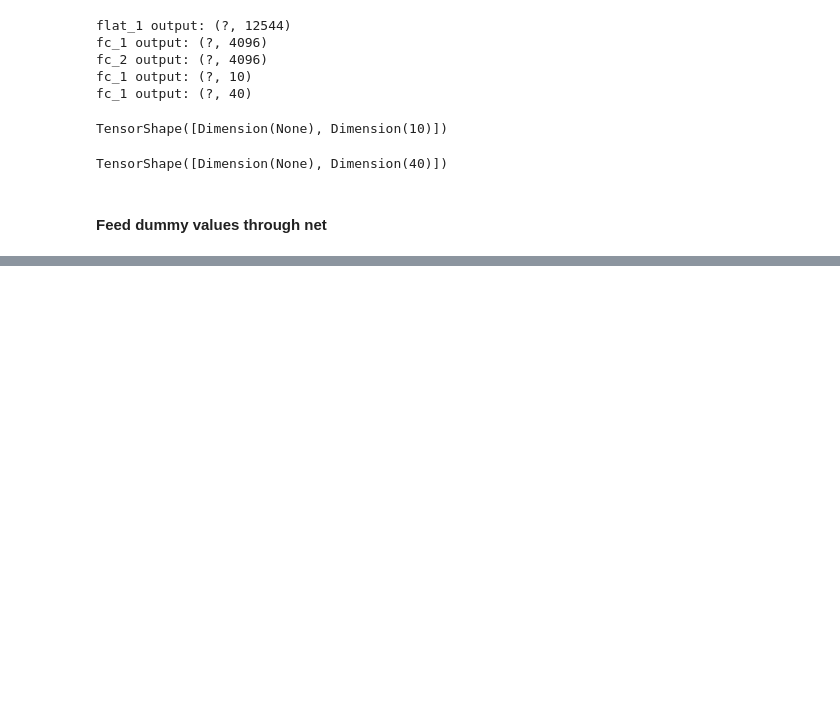
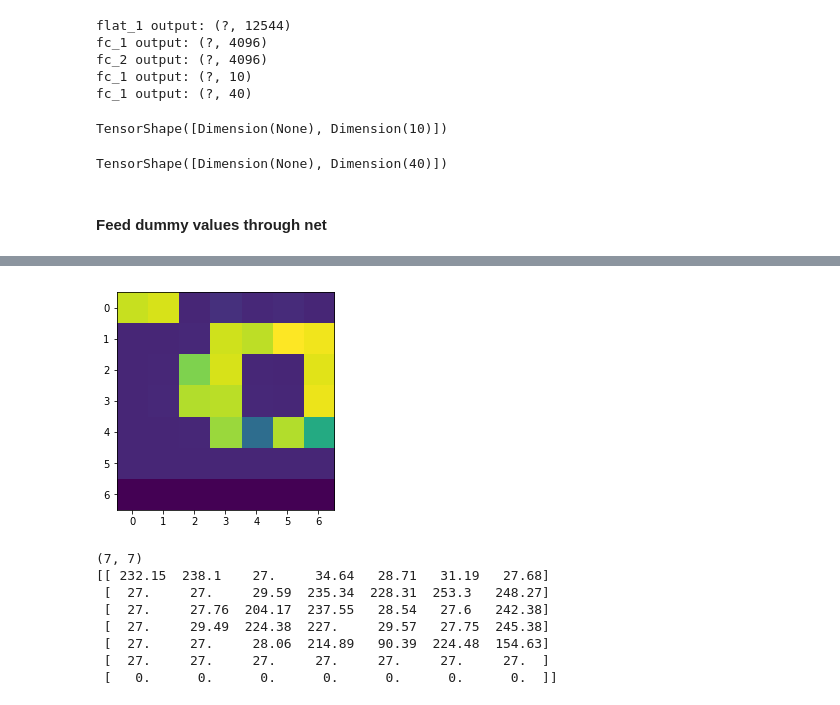
Before and after one commit to kevinjliang/tf-Faster-RCNN, a Jupyter notebook: Development/test_faster_rcnn_networks.ipynb, the cells around one changed output, grey strips where cells are left out. Saved outputs shown, nothing was run; the diff lists cells and outputs as text; code cells hidden in the pictures; blank space fills up the shorter version.

```diff
--- a/Development/test_faster_rcnn_networks.ipynb
+++ b/Development/test_faster_rcnn_networks.ipynb
@@ -187,0 +223,7 @@ sess.run(tf.global_variables_initializer())
+# %%
+# Set up tensorflow graph
+featMap_tf = tf.placeholder(tf.float32, [None, 128, 128, 1])
+roi_tf = tf.placeholder(tf.float32, [None, 5])
+im_dims_tf = tf.placeholder(tf.int32, [None, 2])
+
+pooledFeatures = roi_pool(featMap_tf,roi_tf,im_dims_tf)
@@ -187,0 +260,19 @@ sess.run(tf.global_variables_initializer())
+# %%
+# Run the graph and pray
+out = sess.run(pooledFeatures, feed_dict={featMap_tf: featureMaps, roi_tf: roi, im_dims_tf: im_dims})
+im_out = np.squeeze(out)
+plt.imshow(im_out)
+plt.show()
+print(im_out.shape)
+np.set_printoptions(precision=2)
+print(im_out)
+# %% [output]
+[figure, added]
+(7, 7)
+[[ 232.15  238.1    27.     34.64   28.71   31.19   27.68]
+ [  27.     27.     29.59  235.34  228.31  253.3   248.27]
+ [  27.     27.76  204.17  237.55   28.54   27.6   242.38]
+ [  27.     29.49  224.38  227.     29.57   27.75  245.38]
+ [  27.     27.     28.06  214.89   90.39  224.48  154.63]
+ [  27.     27.     27.     27.     27.     27.     27.  ]
+ [   0.      0.      0.      0.      0.      0.      0.  ]]
```
Also changed, not shown: parts of 16 cells of this notebook, 3 other files.
